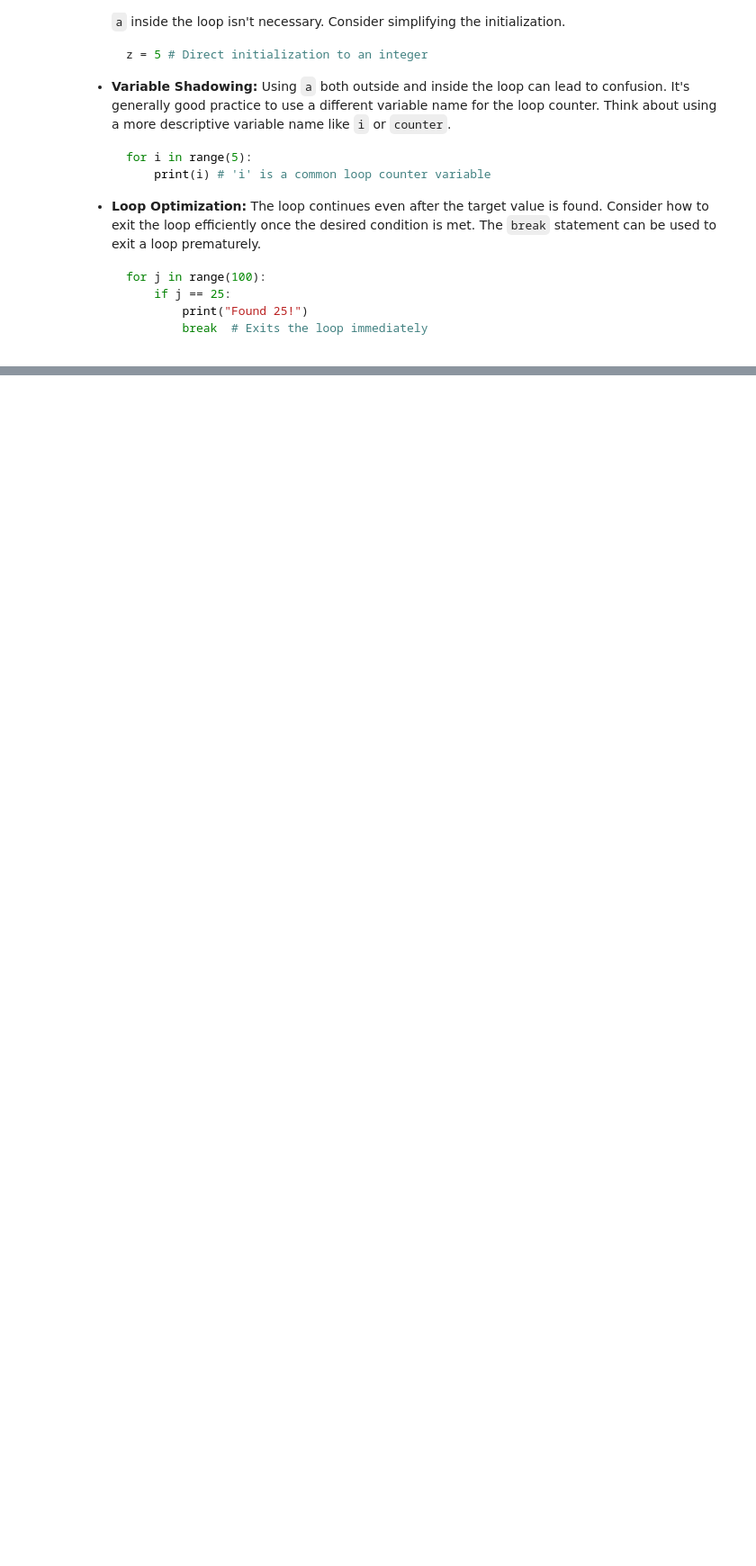
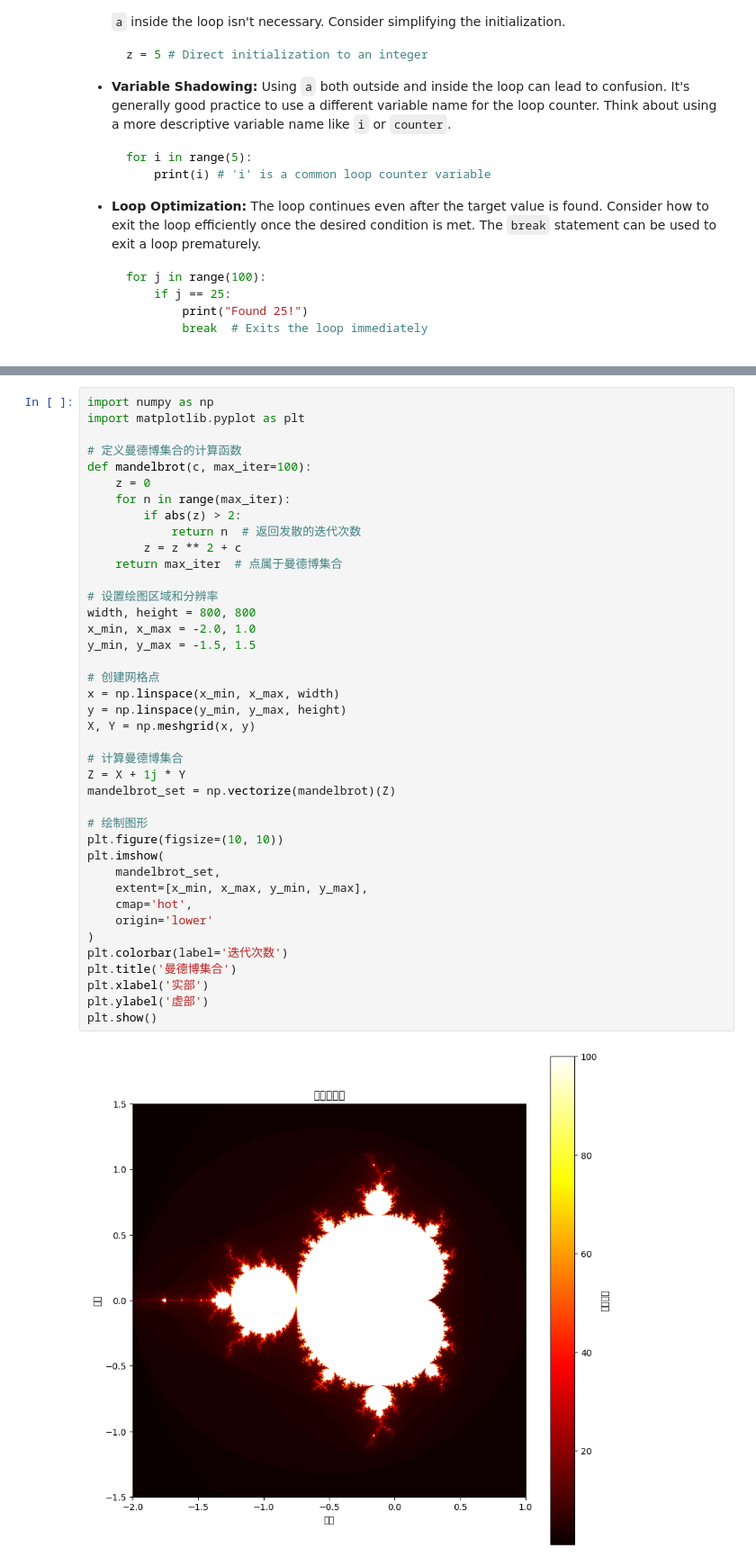
Before and after one commit to freemank1224/teach-python, a Jupyter notebook: Untitled1.ipynb, the cells around one changed output, grey strips where cells are left out. Shown at 90% size. Saved outputs shown, nothing was run; the diff lists cells and outputs as text; blank space fills up the shorter version.

```diff
--- a/Untitled1.ipynb
+++ b/Untitled1.ipynb
@@ -72,0 +520,42 @@ Let's analyze and improve this Python code snippet.  Here are some points to con
+# %%
+import numpy as np
+import matplotlib.pyplot as plt
+
+# 定义曼德博集合的计算函数
+def mandelbrot(c, max_iter=100):
+    z = 0
+    for n in range(max_iter):
+        if abs(z) > 2:
+            return n  # 返回发散的迭代次数
+        z = z ** 2 + c
+    return max_iter  # 点属于曼德博集合
+
+# 设置绘图区域和分辨率
+width, height = 800, 800
+x_min, x_max = -2.0, 1.0
+y_min, y_max = -1.5, 1.5
+
+# 创建网格点
+x = np.linspace(x_min, x_max, width)
+y = np.linspace(y_min, y_max, height)
+X, Y = np.meshgrid(x, y)
+
+# 计算曼德博集合
+Z = X + 1j * Y
+mandelbrot_set = np.vectorize(mandelbrot)(Z)
+
+# 绘制图形
+plt.figure(figsize=(10, 10))
+plt.imshow(
+    mandelbrot_set,
+    extent=[x_min, x_max, y_min, y_max],
+    cmap='hot',
+    origin='lower'
+)
+plt.colorbar(label='迭代次数')
+plt.title('曼德博集合')
+plt.xlabel('实部')
+plt.ylabel('虚部')
+plt.show()
+# %% [output]
+[figure, added]
```
Also changed, not shown: parts of 11 cells of this notebook, 6 other files.
